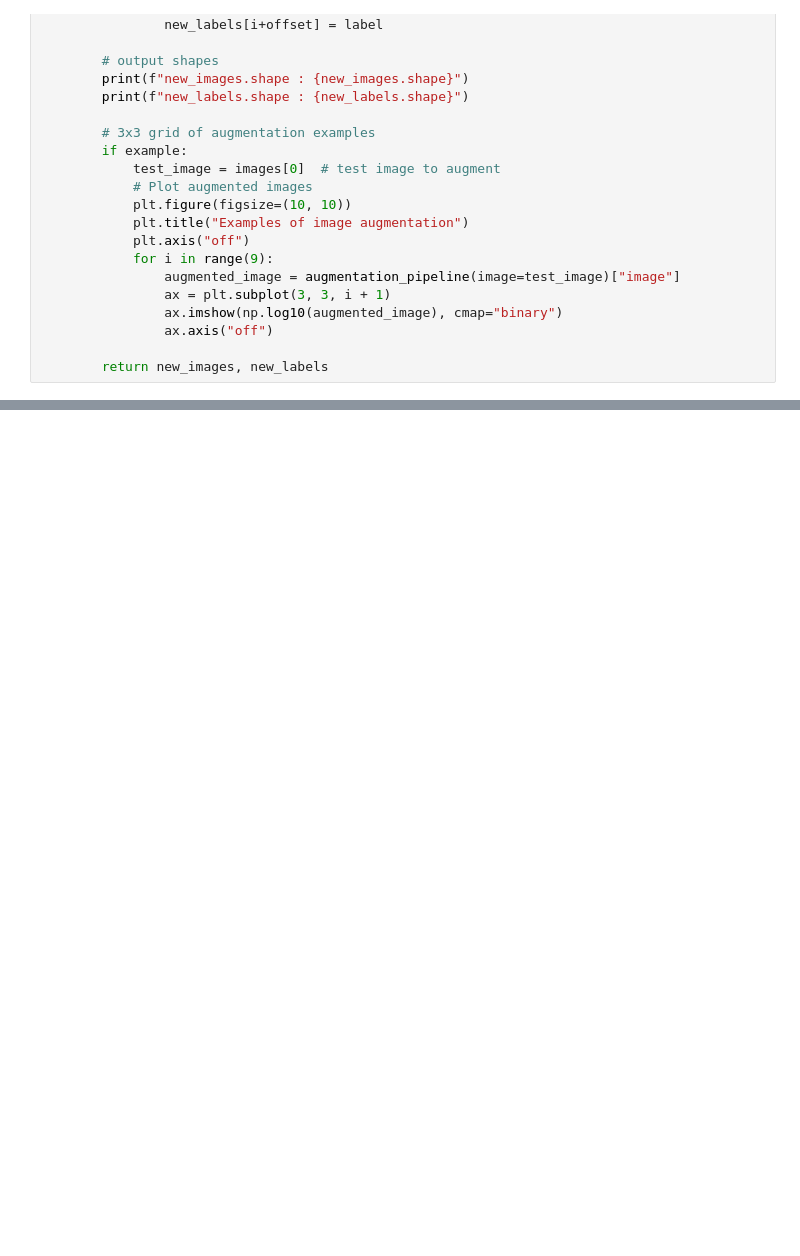
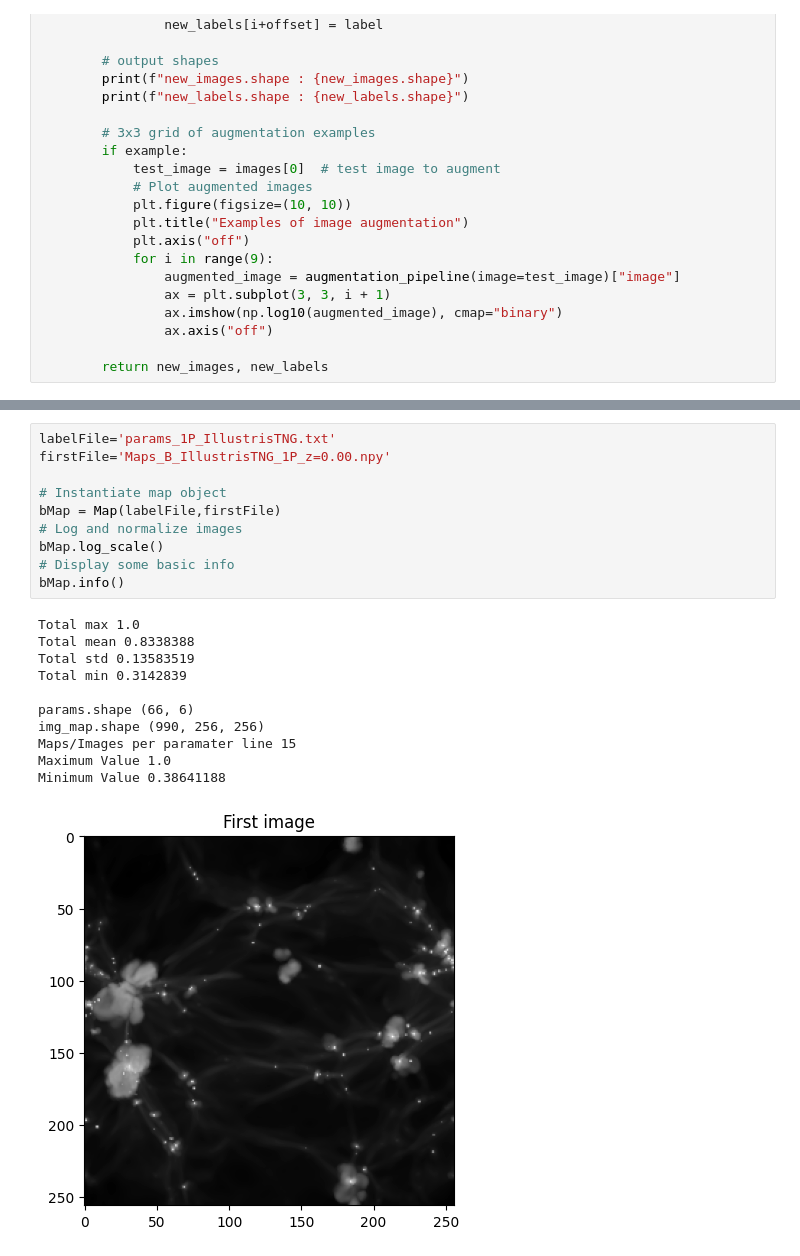
Before and after one commit to X-WasHere/Cosmological-Parameter-Inference, a Jupyter notebook: Paper_Model.ipynb, the cells around one changed output, grey strips where cells are left out. Saved outputs shown, nothing was run; the diff lists cells and outputs as text; blank space fills up the shorter version.

```diff
--- a/Paper_Model.ipynb
+++ b/Paper_Model.ipynb
@@ -277,0 +336,22 @@ def paper_model(input_shape, H, C=1, dropout_rate=0.5):
+# %%
+labelFile='params_1P_IllustrisTNG.txt'
+firstFile='Maps_B_IllustrisTNG_1P_z=0.00.npy'
+
+# Instantiate map object
+bMap = Map(labelFile,firstFile)
+# Log and normalize images
+bMap.log_scale()
+# Display some basic info
+bMap.info()
+# %% [output]
+Total max 1.0
+Total mean 0.8338388
+Total std 0.13583519
+Total min 0.3142839
+
+params.shape (66, 6)
+img_map.shape (990, 256, 256)
+Maps/Images per paramater line 15
+Maximum Value 1.0
+Minimum Value 0.38641188
+[figure, added]
```
Also changed, not shown: parts of 10 cells of this notebook, 1 other file.
